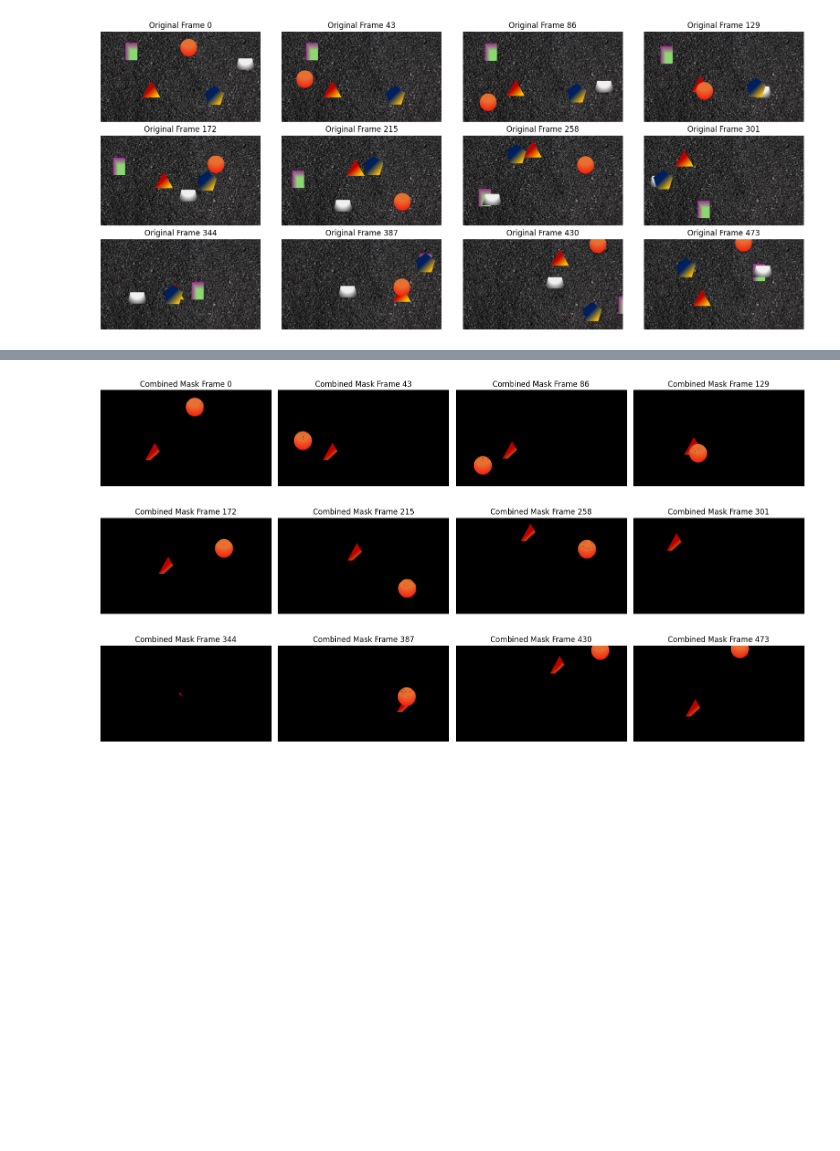
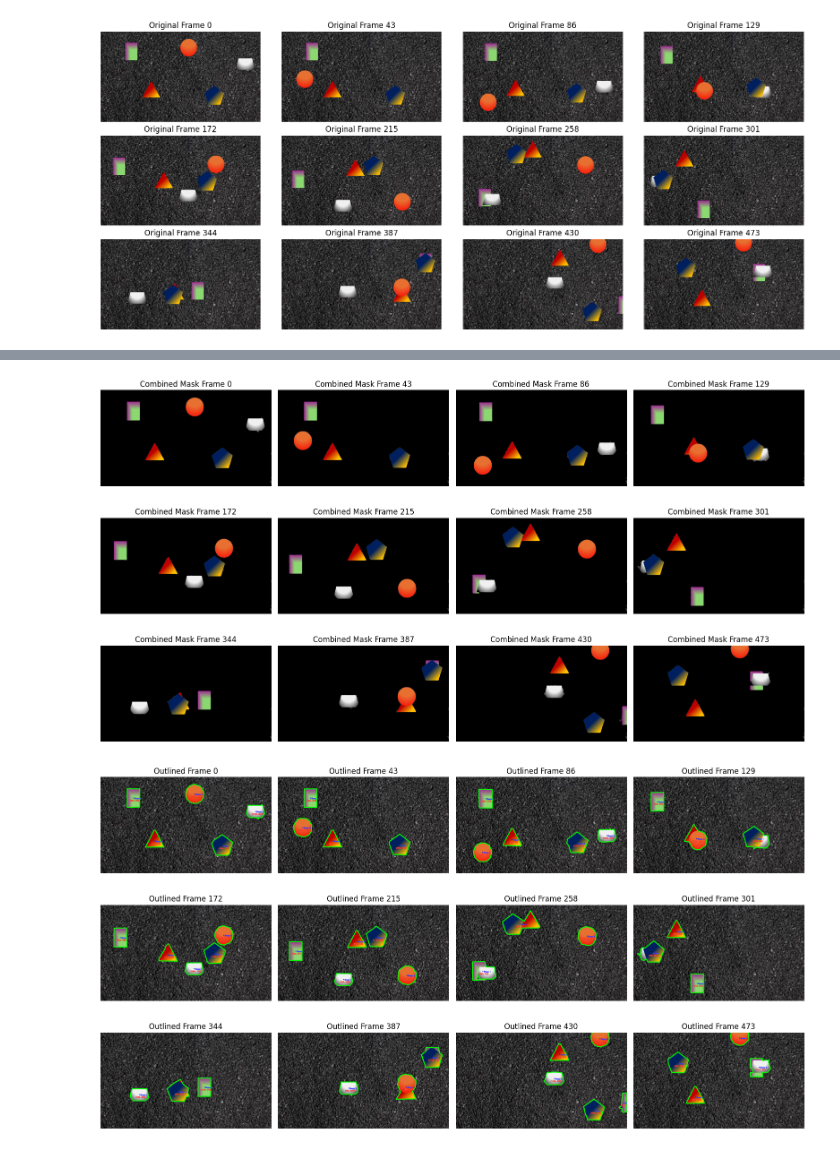
Before and after one commit to pranavgupta55/PennAiRSoftwareChallenge, a Jupyter notebook: hsvTesting.ipynb, the cells around one changed output, grey strips where cells are left out. Cells and saved outputs as stored; diff of their text form; code cells hidden in the pictures; blank space fills up the shorter version.

```diff
--- a/hsvTesting.ipynb
+++ b/hsvTesting.ipynb
@@ -144,8 +192,8 @@ axes = axes.flatten()
 for i in range(len(extracted_frames)):
     frame_rgb = cv2.cvtColor(extracted_frames[i], cv2.COLOR_BGR2RGB)
 
-    # Union of binary masks from previous cells
-    union_mask = cv2.bitwise_or(hsv_binaries[i], rgb_binaries[i])
+    # Combine masks from previous cells:
+    union_mask = cv2.bitwise_or(hsv_binaries[i], final_masks[i])
 
     union_masked_rgb = cv2.bitwise_and(frame_rgb, frame_rgb, mask=union_mask)
 
@@ -159,4 +207,77 @@ for j in range(len(extracted_frames), len(axes)):
 plt.tight_layout()
 plt.show()
 # %% [output]
-[figure, old version]
+[figure, new version]
+# %%
+import cv2
+import numpy as np
+import matplotlib.pyplot as plt
+
+# Colors for drawing text and circles (BGR)
+red = (0, 0, 255)
+blue = (255, 0, 0)
+white = (255, 255, 255)
+
+fig, axes = plt.subplots(3, 4, figsize=(16, 9))
+axes = axes.flatten()
+
+area_threshold = 1000  # minimum contour area to consider
+
+for i in range(len(extracted_frames)):
+    frame_bgr = extracted_frames[i]
+    frame_rgb = cv2.cvtColor(frame_bgr, cv2.COLOR_BGR2RGB)
+
+    # Combine masks from your previous cells
+    union_mask = cv2.bitwise_or(hsv_binaries[i], final_masks[i])
+
+    # Find contours on the combined mask
+    contours, _ = cv2.findContours(union_mask, cv2.RETR_EXTERNAL, cv2.CHAIN_APPROX_SIMPLE)
+
+    # Make a copy of the original image to draw on
+    overlay = frame_rgb.copy()
+
+    shape_count = 0
+    for cnt in contours:
+        area = cv2.contourArea(cnt)
+        if area > area_threshold:
+            shape_count += 1
+            # Approximate contour to reduce number of points
+            perimeter = cv2.arcLength(cnt, True)
+            epsilon = 0.01 * perimeter
+            approx = cv2.approxPolyDP(cnt, epsilon, True)
+
+            # Draw the contour outline (green lines)
+            cv2.drawContours(overlay, [approx], -1, (0, 255, 0), 10)
+
+            # Calculate contour center
+            M = cv2.moments(approx)
+            if M["m00"] != 0:
+                cX = int(M["m10"] / M["m00"])
+                cY = int(M["m01"] / M["m00"])
+                # Draw center circle
+                cv2.circle(overlay, (cX, cY), 5, red, -1)
+
+                # Put text labels: shape number and coordinates with white outline for visibility
+                cv2.putText(overlay, f"Shape {shape_count}", (cX + 10, cY + 10),
+                            cv2.FONT_HERSHEY_SIMPLEX, 0.6, red, 3)
+                cv2.putText(overlay, f"Shape {shape_count}", (cX + 10, cY + 10),
+                            cv2.FONT_HERSHEY_SIMPLEX, 0.6, white, 1)
+
+                coord_text = f"({cX}, {cY})"
+                cv2.putText(overlay, coord_text, (cX - 40, cY + 35),
+                            cv2.FONT_HERSHEY_SIMPLEX, 0.6, blue, 3)
+                cv2.putText(overlay, coord_text, (cX - 40, cY + 35),
+                            cv2.FONT_HERSHEY_SIMPLEX, 0.6, white, 1)
+
+    axes[i].imshow(overlay)
+    axes[i].set_title(f"Outlined Frame {frame_indices[i]}")
+    axes[i].axis('off')
+
+# Remove any unused axes (if fewer than 12 frames)
+for j in range(len(extracted_frames), len(axes)):
+    fig.delaxes(axes[j])
+
+plt.tight_layout()
+plt.show()
+# %% [output]
+[figure, added]
```
Also changed, not shown: parts of 2 cells of this notebook, 4 other files.
